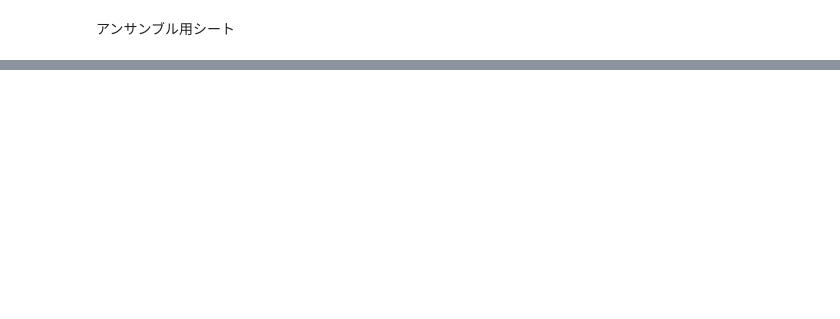
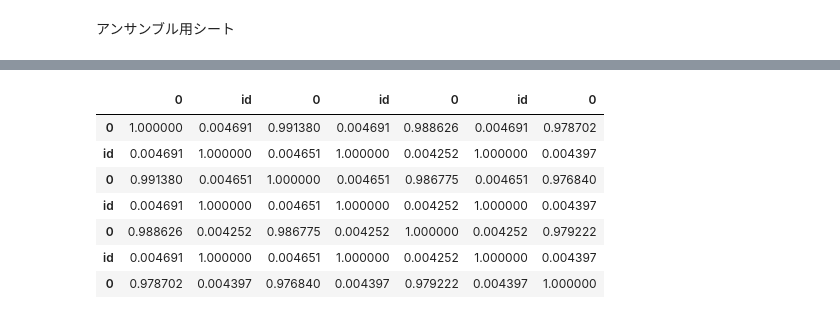
Before and after one commit to kyotoman-koshida/mynabi, a Jupyter notebook: ensemble.ipynb, the cells around one changed output, grey strips where cells are left out. Cells and saved outputs as stored; diff of their text form; code cells hidden in the pictures; blank space fills up the shorter version.

```diff
--- a/ensemble.ipynb
+++ b/ensemble.ipynb
@@ -415,0 +86,12 @@ Training until validation scores don't improve for 10 rounds
+# %%
+predicts = pd.concat([lightGBM_result,DART_result,GOSS_result,XGB_result],axis=1)
+predicts.corr()
+# %% [output]
+|  | 0 | id | 0 | id | 0 | id | 0 |
+| 0 | 1.000000 | 0.004691 | 0.991380 | 0.004691 | 0.988626 | 0.004691 | 0.978702 |
+| id | 0.004691 | 1.000000 | 0.004651 | 1.000000 | 0.004252 | 1.000000 | 0.004397 |
+| 0 | 0.991380 | 0.004651 | 1.000000 | 0.004651 | 0.986775 | 0.004651 | 0.976840 |
+| id | 0.004691 | 1.000000 | 0.004651 | 1.000000 | 0.004252 | 1.000000 | 0.004397 |
+| 0 | 0.988626 | 0.004252 | 0.986775 | 0.004252 | 1.000000 | 0.004252 | 0.979222 |
+| id | 0.004691 | 1.000000 | 0.004651 | 1.000000 | 0.004252 | 1.000000 | 0.004397 |
+| 0 | 0.978702 | 0.004397 | 0.976840 | 0.004397 | 0.979222 | 0.004397 | 1.000000 |
```
Also changed, not shown: parts of 11 cells of this notebook, 6 other files.
